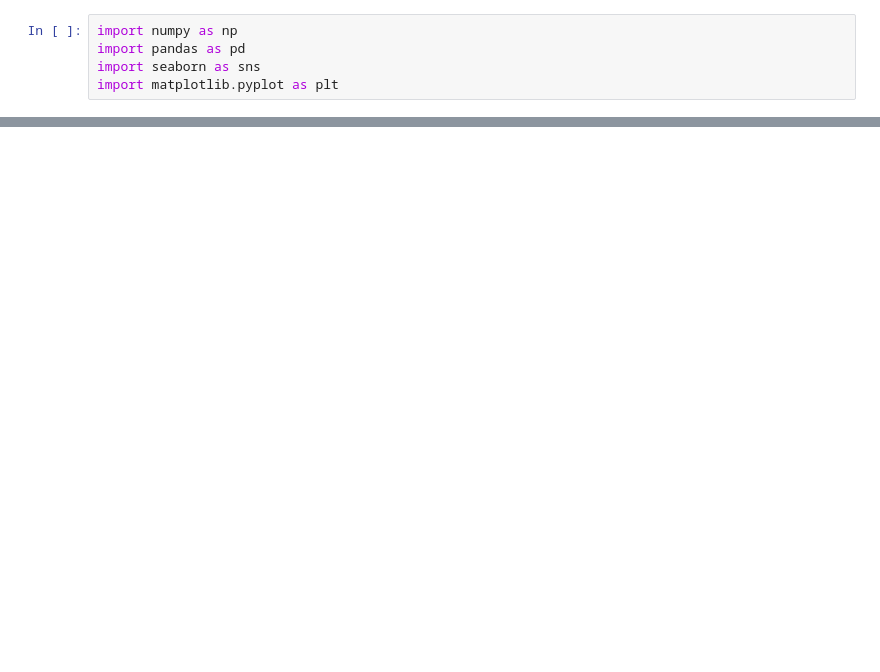
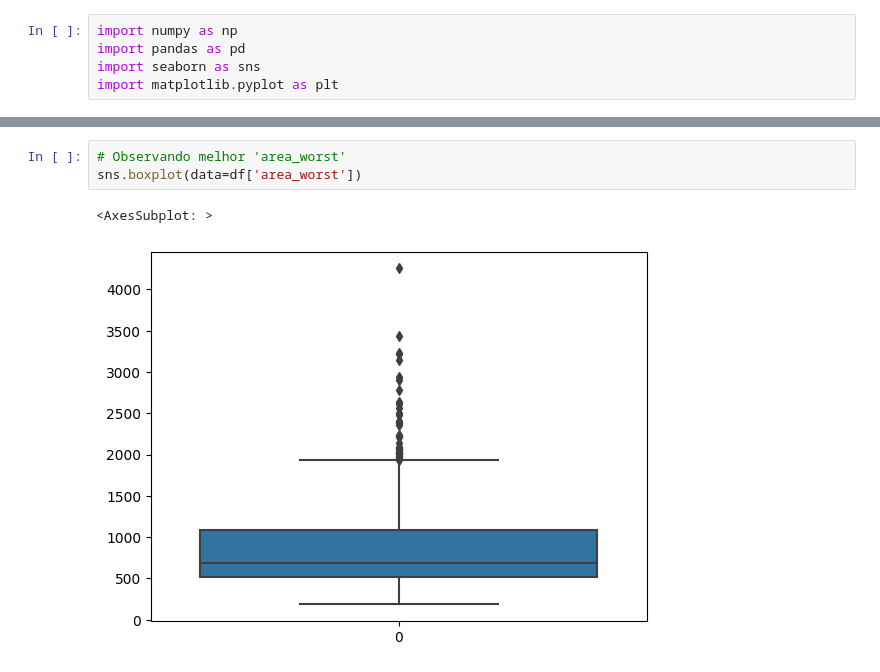
Before and after one commit to enricovivan/ml_python, a Jupyter notebook: notebooks/RandomForest.ipynb, the cells around one changed output, grey strips where cells are left out. Saved outputs shown, nothing was run; the diff lists cells and outputs as text; blank space fills up the shorter version.

```diff
--- a/notebooks/RandomForest.ipynb
+++ b/notebooks/RandomForest.ipynb
@@ -71,0 +126,6 @@ memory usage: 534.2+ KB
+# %%
+# Observando melhor 'area_worst'
+sns.boxplot(data=df['area_worst'])
+# %% [output]
+<AxesSubplot: >
+[figure, added]
```
Also changed, not shown: parts of 24 cells of this notebook.
